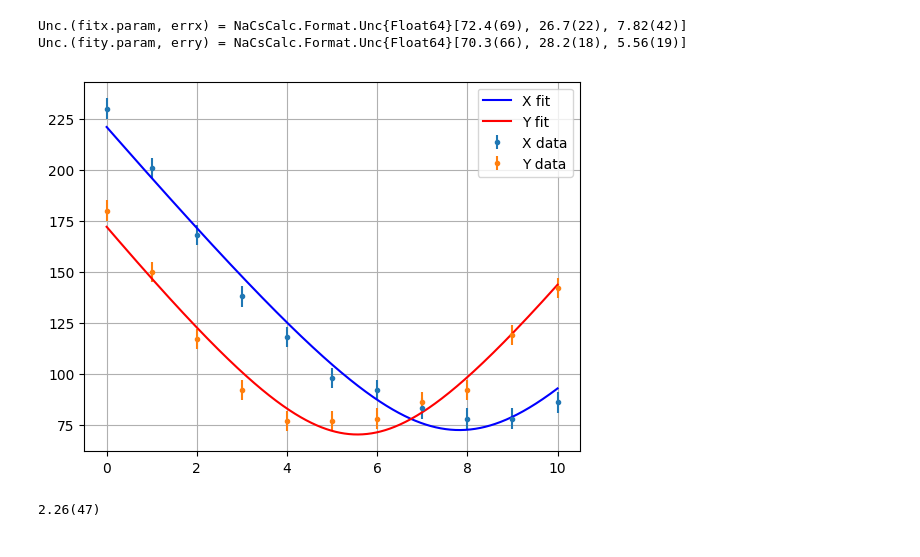
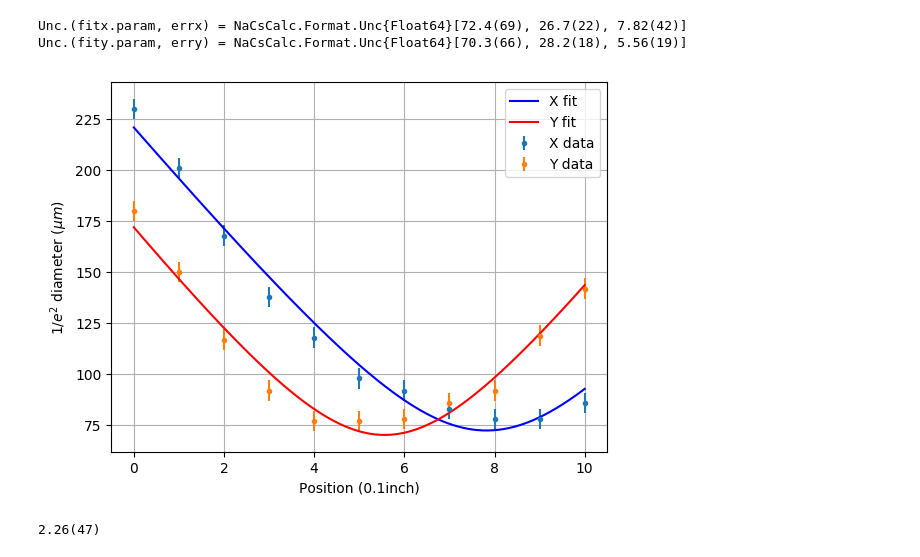
Before and after one commit to nacs-lab/yyc-data, a Jupyter notebook: experiments/tweezer/plot_Na_tweezer_long_F.ipynb, the cells around one changed output. Saved outputs shown, nothing was run; the diff lists cells and outputs as text; code cells hidden in the pictures.

```diff
--- a/experiments/tweezer/plot_Na_tweezer_long_F.ipynb
+++ b/experiments/tweezer/plot_Na_tweezer_long_F.ipynb
@@ -45,13 +45,15 @@ Unc.(fity.param, erry) = NaCsCalc.Format.Unc{Float64}[70.3(66), 28.2(18), 5.56(1
 # %%
 plotx = linspace(data[1, 1], data[end, 1], 1000)
 errorbar(data[:, 1], data[:, 2], linspace(5, 5, npts), fmt=".", color="C0", label="X data")
 errorbar(data[:, 1], data[:, 3], linspace(5, 5, npts), fmt=".", color="C1", label="Y data")
 plot(plotx, model.(plotx, (fitx.param,)), color="b", label="X fit")
 plot(plotx, model.(plotx, (fity.param,)), color="r", label="Y fit")
+xlabel("Position (0.1inch)")
+ylabel("\$1/e^2\$ diameter (\$\\mu m\$)")
 legend()
 grid()
 # %% [output]
-[figure, old version]
+[figure, new version]
 # %%
 errδ = sqrt(errx[3]^2 + erry[3]^2)
 δ = fitx.param[3] - fity.param[3]
```
